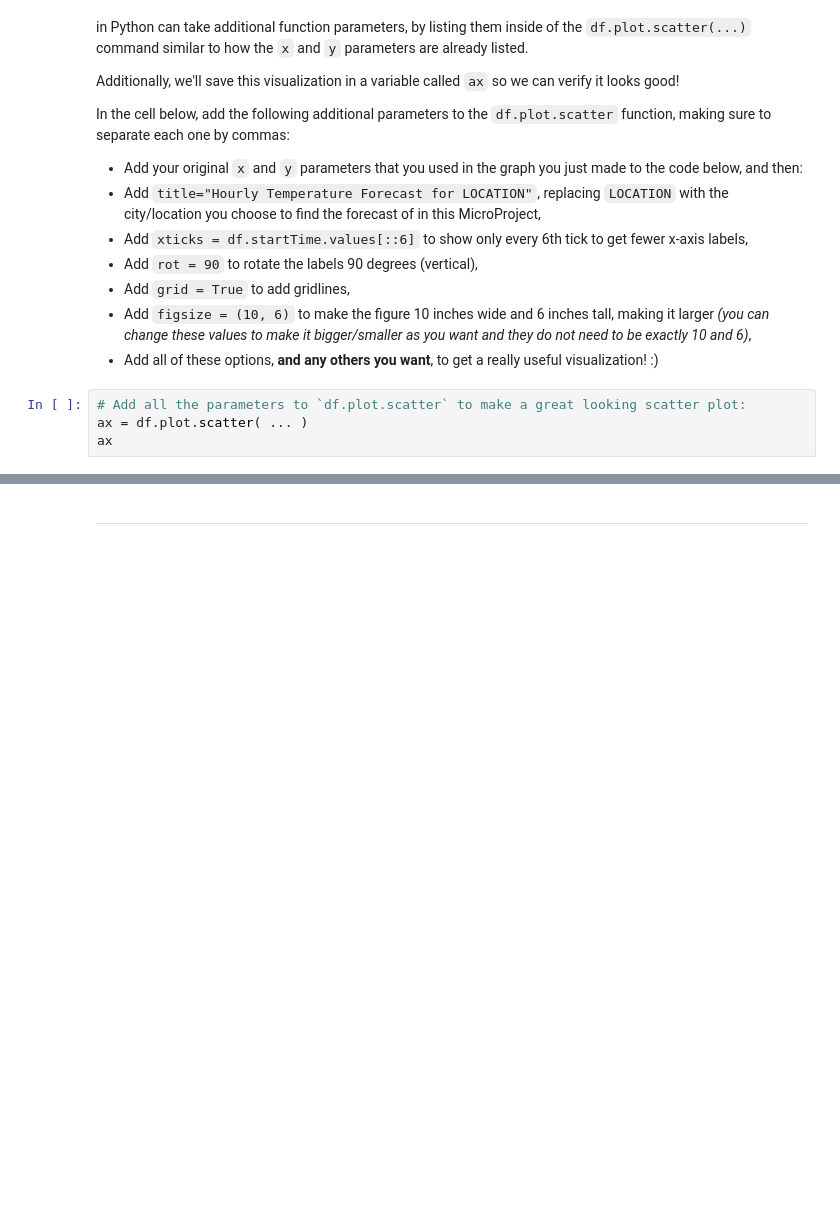
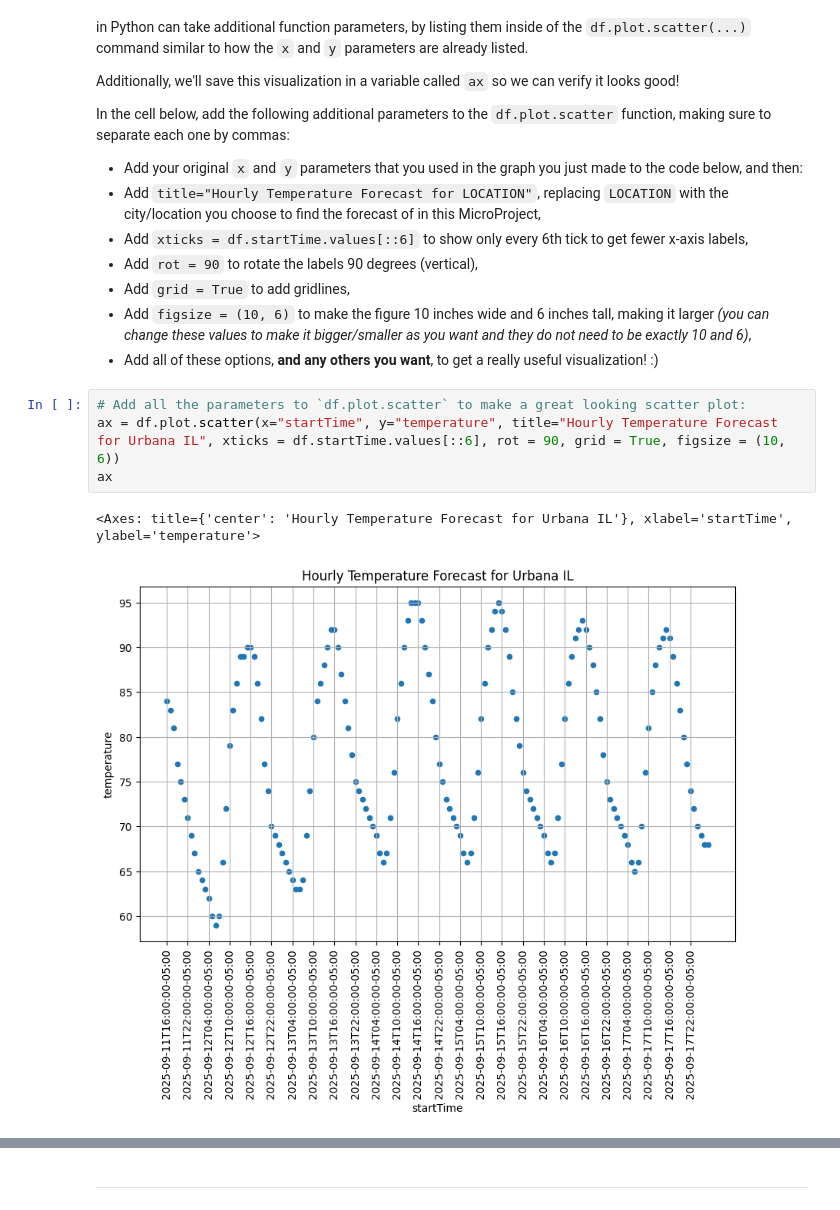
Before and after one commit to zihanl24-afk/discovery_microprojects, a Jupyter notebook: microproject-02-nws-hourly-weather-forecast/microproject-02-nws-hourly-weather-forecast.ipynb, the cells around one changed output, grey strips where cells are left out. Saved outputs shown, nothing was run; the diff lists cells and outputs as text; blank space fills up the shorter version.

```diff
--- a/microproject-02-nws-hourly-weather-forecast/microproject-02-nws-hourly-weather-forecast.ipynb
+++ b/microproject-02-nws-hourly-weather-forecast/microproject-02-nws-hourly-weather-forecast.ipynb
@@ -297,8 +410,11 @@ In the cell below, add the following additional parameters to the `df.plot.scatt
 - Add all of these options, **and any others you want**, to get a really useful visualization! :)
 # %%
 # Add all the parameters to `df.plot.scatter` to make a great looking scatter plot:
-ax = df.plot.scatter( ... )
+ax = df.plot.scatter(x="startTime", y="temperature", title="Hourly Temperature Forecast for Urbana IL", xticks = df.startTime.values[::6], rot = 90, grid = True, figsize = (10, 6))
 ax
+# %% [output]
+<Axes: title={'center': 'Hourly Temperature Forecast for Urbana IL'}, xlabel='startTime', ylabel='temperature'>
+[figure, added]
 # %%
 ### TEST CASE for Part 4: Create a Scatter Plot
 tada = "\N{PARTY POPPER}"
```
Also changed, not shown: parts of 23 cells of this notebook, 1 other file.
